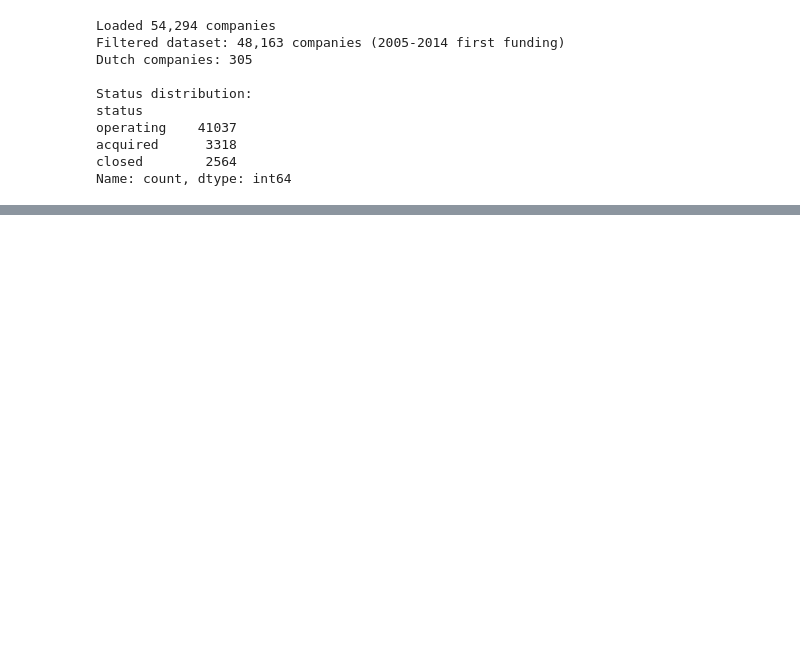
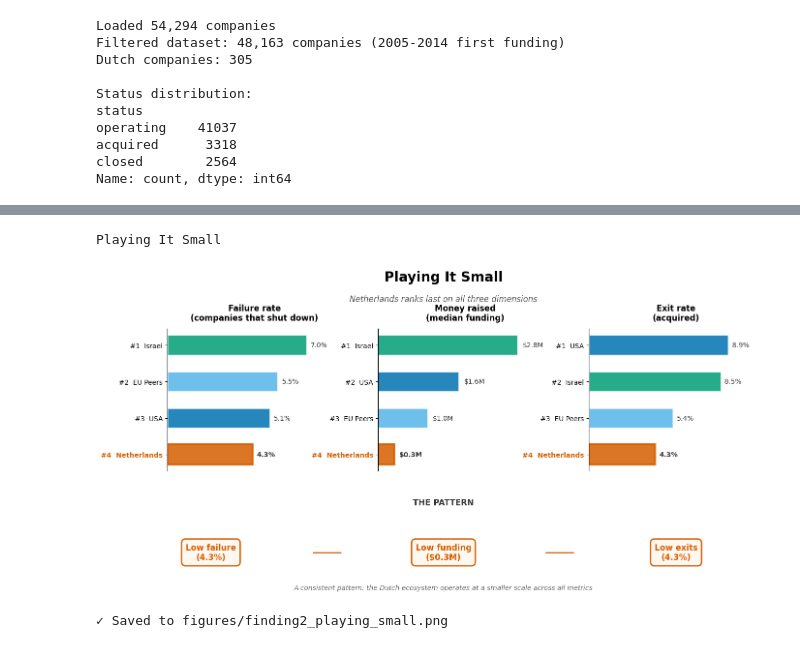
Before and after one commit to coendewith/techleap-case-assignment, a Jupyter notebook: task-1-analysis/analysis.ipynb, the cells around one changed output, grey strips where cells are left out. Cells and saved outputs as stored; diff of their text form; code cells hidden in the pictures; blank space fills up the shorter version.

```diff
--- a/task-1-analysis/analysis.ipynb
+++ b/task-1-analysis/analysis.ipynb
@@ -455,23 +526,11 @@ import matplotlib.pyplot as plt
 import numpy as np
 import pandas as pd
 
-# === 1. DATA CLEANING & PREP ===
-# Fix 'funding_total_usd': remove commas/spaces and convert to numeric
-df['funding_total_usd'] = (df['funding_total_usd']
-                           .astype(str)
-                           .str.replace(',', '')
-                           .str.replace(' ', '')
-                           )
-df['funding_total_usd'] = pd.to_numeric(df['funding_total_usd'], errors='coerce')
-
-# Fix 'exited': Create the column based on status
-df['exited'] = df['status'].isin(['acquired', 'ipo']).astype(int)
-
 # === CHART #2: Playing It Small — Final Version ===
-print('CHART #2: Playing It Small')
+print('Playing It Small')
 
 def get_metrics(codes):
-    subset = df[df['country_code'].isin(codes)]
+    subset = df_filtered[df_filtered['country_code'].isin(codes)]
     n = len(subset)
     if n == 0: return {'failure': 0, 'exit': 0, 'funding': 0, 'n': 0}
 
@@ -484,25 +543,28 @@ def get_metrics(codes):
 
 regions = ['USA', 'Israel', 'EU Peers', 'Netherlands']
 codes = {'USA': ['USA'], 'Israel': ['ISR'], 'EU Peers': ['GBR', 'DEU', 'FRA'], 'Netherlands': ['NLD']}
-colors = {'USA': '#0072B2', 'Israel': '#009E73', 'EU Peers': '#888888', 'Netherlands': '#D55E00'}
+colors = {'USA': '#0072B2', 'Israel': '#009E73', 'EU Peers': '#56B4E9', 'Netherlands': '#D55E00'}
 
 data = {r: get_metrics(codes[r]) for r in regions}
 
-# === PLOTTING ===
-fig = plt.figure(figsize=(15, 10))
+# === PLOTTING (more compact) ===
+fig = plt.figure(figsize=(15, 7))  # Reduced height from 10 to 7
+fig.patch.set_facecolor('none')
 
-fig.text(0.5, 0.95, 'Finding #2: Playing It Small', fontsize=20, fontweight='bold', ha='center')
-fig.text(0.5, 0.91, 'Netherlands ranks last on all three dimensions',
+fig.text(0.5, 0.94, 'Playing It Small', fontsize=20, fontweight='bold', ha='center')
+fig.text(0.5, 0.88, 'Netherlands ranks last on all three dimensions',
          fontsize=12, ha='center', color='#555555', style='italic')
 
 metrics_config = [
     ('failure', 'Failure rate', '(companies that shut down)', '%', 10),
     ('funding', 'Money raised', '(median funding)', '$M', 5),
-    ('exit', 'Exit rate', '(acquired or IPO)', '%', 12),
+    ('exit', 'Exit rate', '(acquired)', '%', 12),
+
 ]
 
 for col_idx, (metric, title, subtitle, unit, max_val) in enumerate(metrics_config):
-    ax = fig.add_axes([0.12 + col_idx * 0.29, 0.35, 0.24, 0.45])
+    ax = fig.add_axes([0.12 + col_idx * 0.29, 0.38, 0.24, 0.42])  # Adjusted position
+    ax.set_facecolor('none')
 
     sorted_regions = sorted(regions, key=lambda r: data[r][metric], reverse=True)
 
@@ -537,39 +599,43 @@ for col_idx, (metric, title, subtitle, unit, max_val) in enumerate(metrics_confi
             tick.set_color('#D55E00')
 
     ax.invert_yaxis()
     current_max = max(values) if values else 1
     ax.set_xlim(0, current_max * 1.25)
 
     ax.spines['top'].set_visible(False)
     ax.spines['right'].set_visible(False)
     ax.spines['bottom'].set_visible(False)
     ax.tick_params(bottom=False, labelbottom=False)
 
     ax.set_title(f'{title}\n{subtitle}', fontsize=12, fontweight='bold', pad=12)
 
-# Bottom section - THE PATTERN
-fig.text(0.5, 0.23, 'THE PATTERN', fontsize=12, fontweight='bold', ha='center', color='#333333')
+# Bottom section - THE PATTERN (moved up)
+fig.text(0.5, 0.28, 'THE PATTERN', fontsize=12, fontweight='bold', ha='center', color='#333333')
 
 nl_fail = data['Netherlands']['failure']
 nl_fund = data['Netherlands']['funding']
 nl_exit = data['Netherlands']['exit']
 
 box_props = dict(boxstyle='round,pad=0.5', facecolor='#fff8f0', edgecolor='#D55E00', linewidth=2)
 
-fig.text(0.18, 0.12, f'Low failure\n({nl_fail:.1f}%)', fontsize=12, ha='center', va='center',
+fig.text(0.18, 0.14, f'Low failure\n({nl_fail:.1f}%)', fontsize=12, ha='center', va='center',
          bbox=box_props, color='#D55E00', fontweight='bold')
-fig.text(0.34, 0.12, '―――', fontsize=14, ha='center', va='center', color='#D55E00', fontweight='bold')
-fig.text(0.50, 0.12, f'Low funding\n(${nl_fund:.1f}M)', fontsize=12, ha='center', va='center',
+fig.text(0.34, 0.14, '―――', fontsize=14, ha='center', va='center', color='#D55E00', fontweight='bold')
+fig.text(0.50, 0.14, f'Low funding\n(${nl_fund:.1f}M)', fontsize=12, ha='center', va='center',
          bbox=box_props, color='#D55E00', fontweight='bold')
-fig.text(0.66, 0.12, '―――', fontsize=14, ha='center', va='center', color='#D55E00', fontweight='bold')
-fig.text(0.82, 0.12, f'Low exits\n({nl_exit:.1f}%)', fontsize=12, ha='center', va='center',
+fig.text(0.66, 0.14, '―――', fontsize=14, ha='center', va='center', color='#D55E00', fontweight='bold')
+fig.text(0.82, 0.14, f'Low exits\n({nl_exit:.1f}%)', fontsize=12, ha='center', va='center',
          bbox=box_props, color='#D55E00', fontweight='bold')
 
 fig.text(0.5, 0.03, 'A consistent pattern: the Dutch ecosystem operates at a smaller scale across all metrics',
          fontsize=10, ha='center', color='#666666', style='italic')
 
-plt.savefig('figures/finding2_playing_small.png', dpi=150, bbox_inches='tight', facecolor='white')
+plt.savefig('figures/finding2_playing_small.png', dpi=150, bbox_inches='tight', transparent=True)
 plt.show()
 
 print('✓ Saved to figures/finding2_playing_small.png')
+# %% [output]
+Playing It Small
+[figure, added]
+✓ Saved to figures/finding2_playing_small.png
 # %%
```
Also changed, not shown: parts of 8 cells of this notebook.
